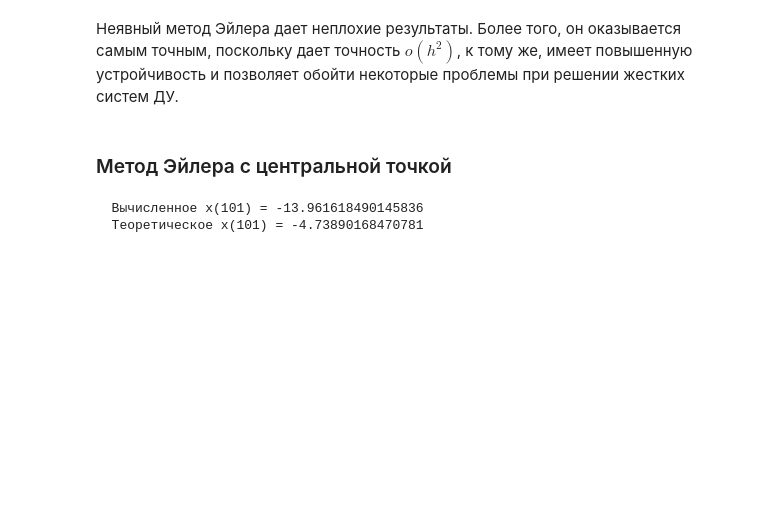
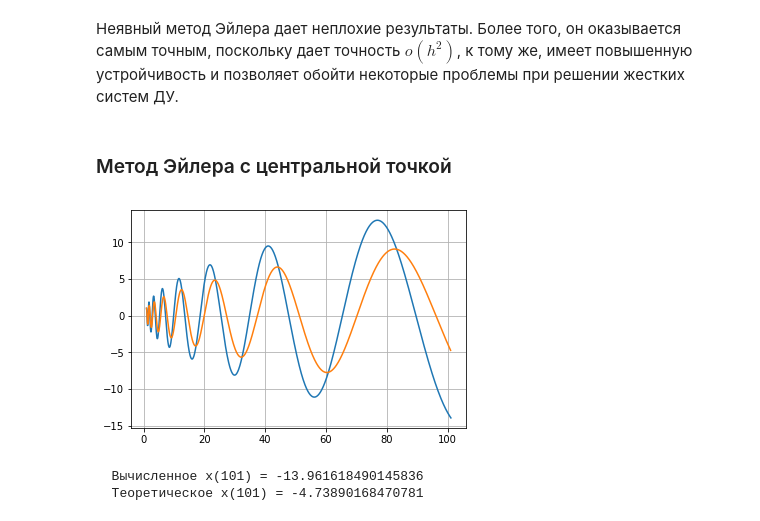
Before and after one commit to alekseik1/calc_math-labs, a Jupyter notebook: main.ipynb, the cells around one changed output. Cells and saved outputs as stored; diff of their text form; code cells hidden in the pictures; blank space fills up the shorter version.

```diff
--- a/main.ipynb
+++ b/main.ipynb
@@ -103,13 +129,22 @@ compare_results(t_theor(t_stop), x_2[1])
 def eiler_3(funcs, x_start, t_stop, h=0.1):
     # Начальное значение
     x = x_start
+    y = [x_start.copy()]
     while x[0] < t_stop:
         # Нам придется "подгядеть" f_(i+1), а затем взять полусумму с f_i
         x_tmp = (funcs(x + h*funcs(x)) + funcs(x))/2
         # Результат прибавлять в качестве вектора касательной
         x += h*x_tmp
-    return x
+        y.append(x.copy())
+    return y
 # %%
 # Параметр времени не используется, но мы передаем его для правильной работы scipy
 x_3 = eiler_3(lambda x: system_of_eq(0, x), x_start.copy(), t_stop, h)
+# %%
+x_3_np = np.array(x_3).T
+t_pred = x_3_np[0]
+x_pred = x_3_np[1]
+plot_lines((t_pred, x_pred), (t_range, x_range))
+# %% [output]
+[figure, added]
 # %%
```
Also changed, not shown: parts of 13 cells of this notebook.
